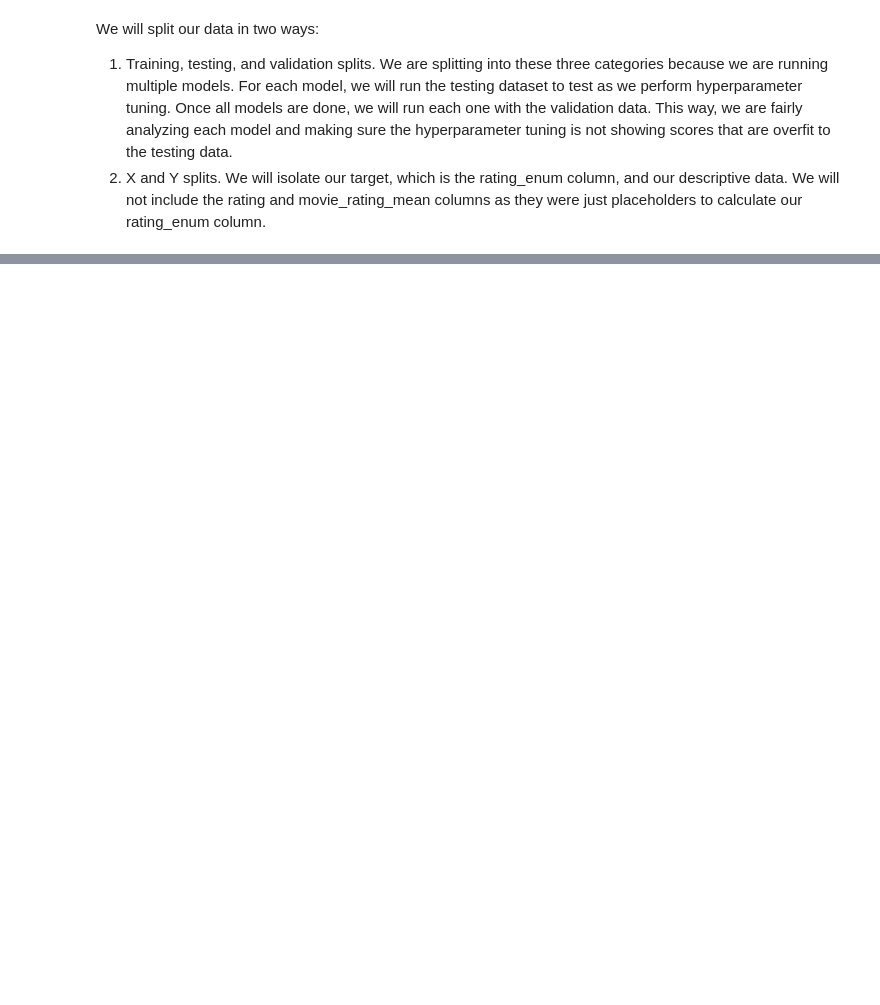
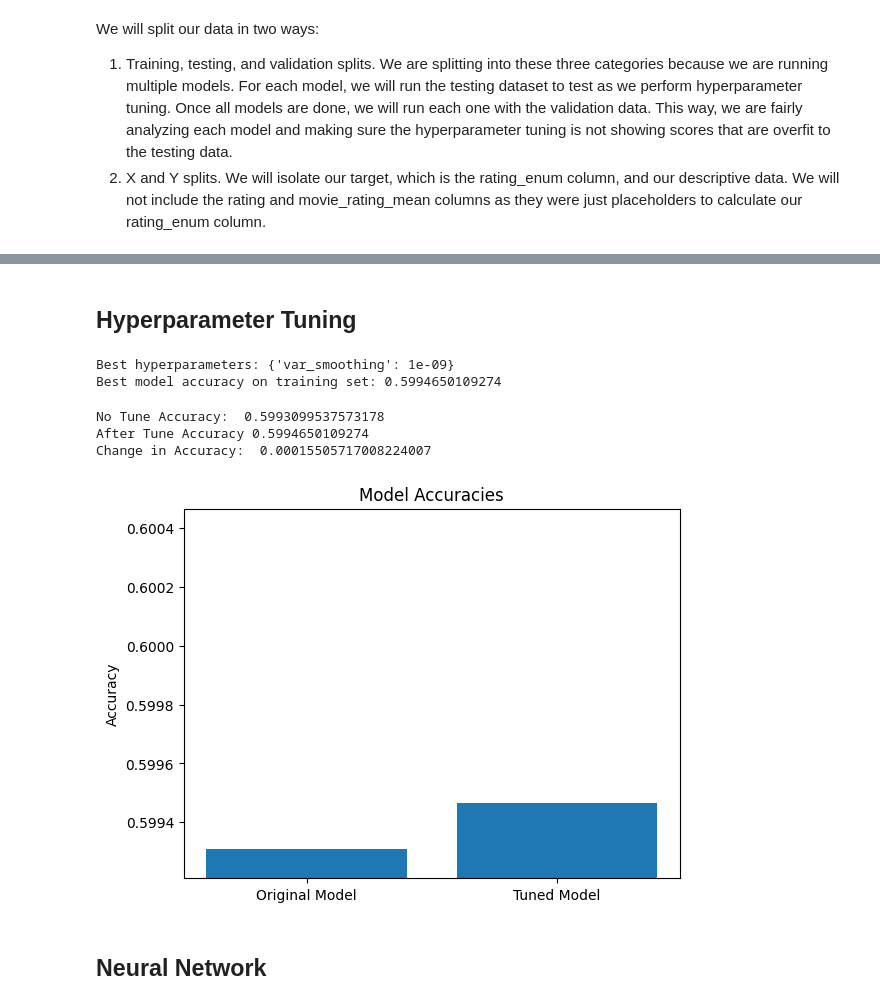
Before and after one commit to maliabarker/CS533-team-assignment, a Jupyter notebook: group-project.ipynb, the cells around one changed output, grey strips where cells are left out. Drawn from its saved outputs; the diff is of its cells as text; code cells hidden in the pictures; blank space fills up the shorter version.

```diff
--- a/group-project.ipynb
+++ b/group-project.ipynb
@@ -105,0 +28,2 @@ memory usage: 33.4+ MB
+# %%
+path = "/content/drive/MyDrive/IDS Team Project/"
@@ -439,0 +371,52 @@ accuracy_score(y_true=y_temp, y_pred=y_pred)
+# %% [markdown]
+## Hyperparameter Tuning
+# %%
+from sklearn.model_selection import GridSearchCV
+
+# Define hyperparameter grid
+param_grid = {'var_smoothing': [1e-9, 1e-8, 1e-7]}
+
+# Create GridSearchCV object
+grid_search = GridSearchCV(estimator=GaussianNB(), param_grid=param_grid, scoring='accuracy', cv=5)
+
+# Perform hyperparameter tuning
+grid_search.fit(X_train, y_train)
+
+# Get best hyperparameters and model
+best_params = grid_search.best_params_
+best_model = grid_search.best_estimator_
+
+print("Best hyperparameters:", best_params)
+print("Best model accuracy on training set:", best_model.score(X_train, y_train))
+# %% [output]
+Best hyperparameters: {'var_smoothing': 1e-09}
+Best model accuracy on training set: 0.5994650109274
+# %%
+print("No Tune Accuracy: ", no_tune_accuracy)
+print("After Tune Accuracy", best_model.score(X_train, y_train))
+
+print("Change in Accuracy: ", best_model.score(X_train, y_train) - no_tune_accuracy)
+# %% [output]
+No Tune Accuracy:  0.5993099537573178
+After Tune Accuracy 0.5994650109274
+Change in Accuracy:  0.00015505717008224007
+# %%
+after_tune_accuracy = best_model.score(X_train, y_train)
+# %%
+# Prepare accuracy data
+accuracies = [no_tune_accuracy, after_tune_accuracy]
+labels = ['Original Model', 'Tuned Model']
+
+# Create bar chart
+plt.bar(labels, accuracies)
+plt.title('Model Accuracies')
+plt.ylabel('Accuracy')
+
+# Set y-axis limits to focus on the range of accuracies
+plt.ylim(min(accuracies) - 0.0001, max(accuracies) + 0.001)
+
+plt.show()
+# %% [output]
+[figure, added]
+# %% [markdown]
+## Neural Network
```
Also changed, not shown: parts of 58 cells of this notebook.
